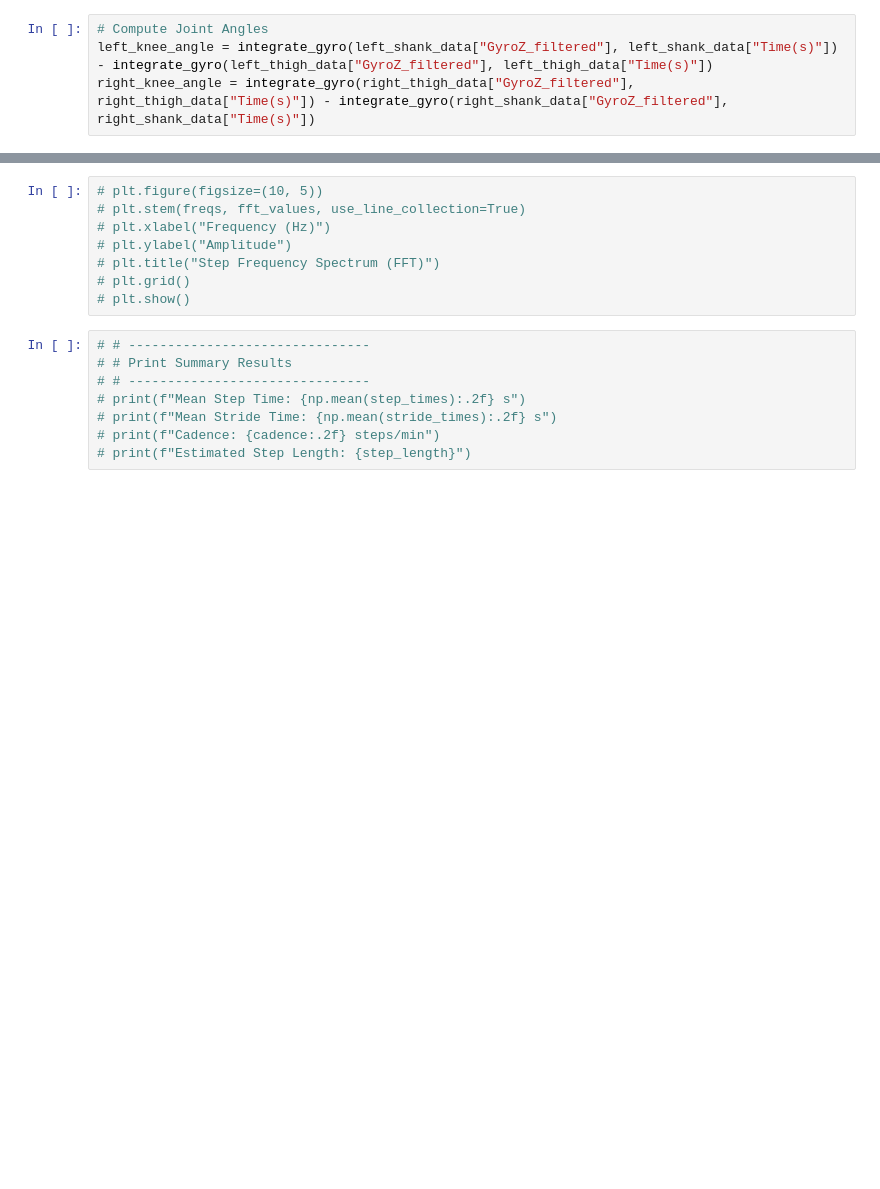
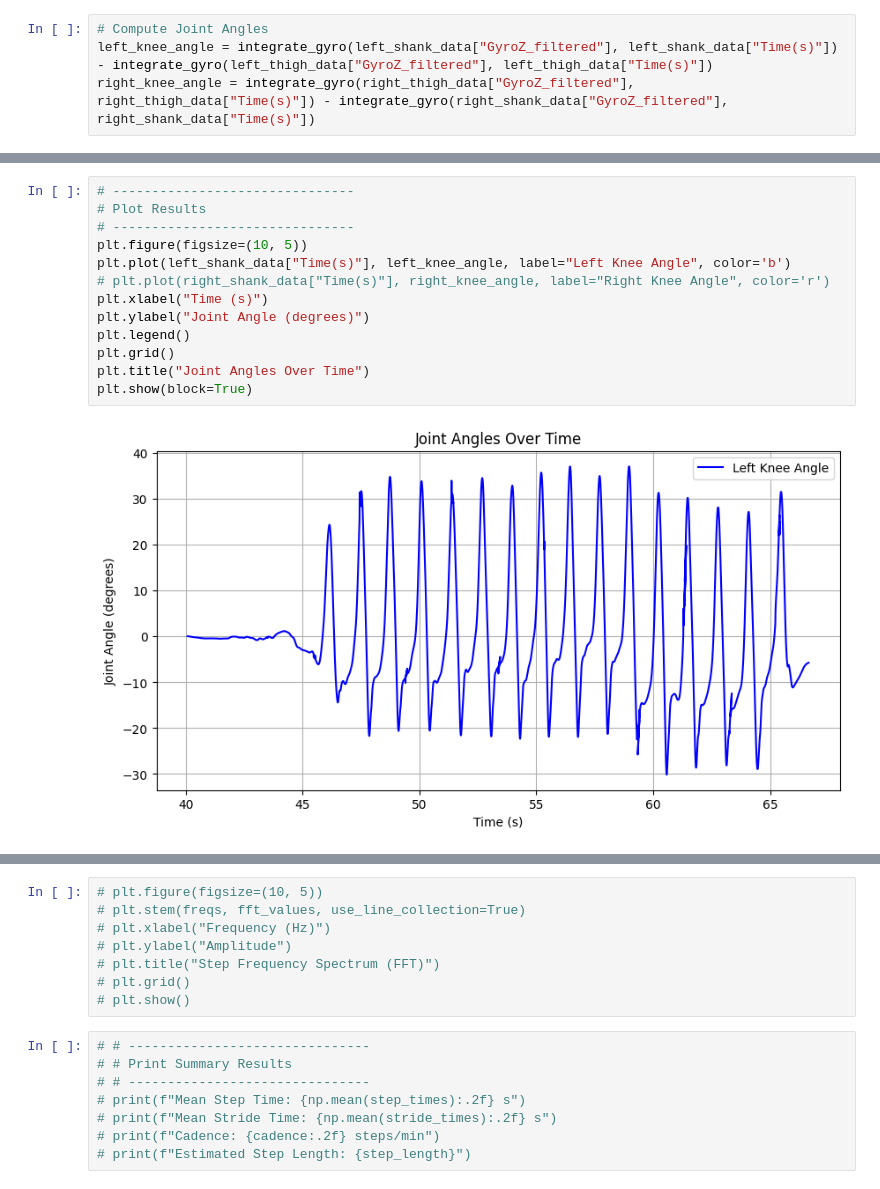
Before and after one commit to manoj1749/gait-research, a Jupyter notebook: New_Dataset/14-3-15/analysis_14_3_25.ipynb, the cells around one changed output, grey strips where cells are left out. Cells and saved outputs as stored; diff of their text form; blank space fills up the shorter version.

```diff
--- a/New_Dataset/14-3-15/analysis_14_3_25.ipynb
+++ b/New_Dataset/14-3-15/analysis_14_3_25.ipynb
@@ -164,0 +194,15 @@ plt.show(block=True)
+# %%
+# -------------------------------
+# Plot Results
+# -------------------------------
+plt.figure(figsize=(10, 5))
+plt.plot(left_shank_data["Time(s)"], left_knee_angle, label="Left Knee Angle", color='b')
+# plt.plot(right_shank_data["Time(s)"], right_knee_angle, label="Right Knee Angle", color='r')
+plt.xlabel("Time (s)")
+plt.ylabel("Joint Angle (degrees)")
+plt.legend()
+plt.grid()
+plt.title("Joint Angles Over Time")
+plt.show(block=True)
+# %% [output]
+[figure, added]
```
Also changed, not shown: parts of 12 cells of this notebook, 2 other files.
